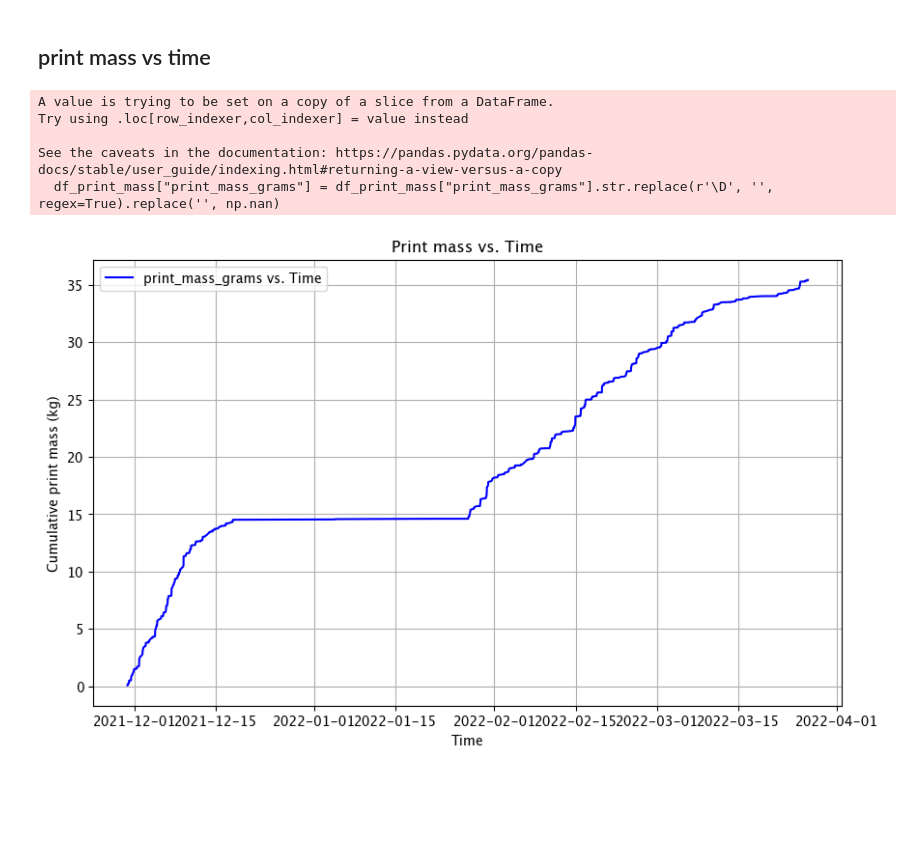
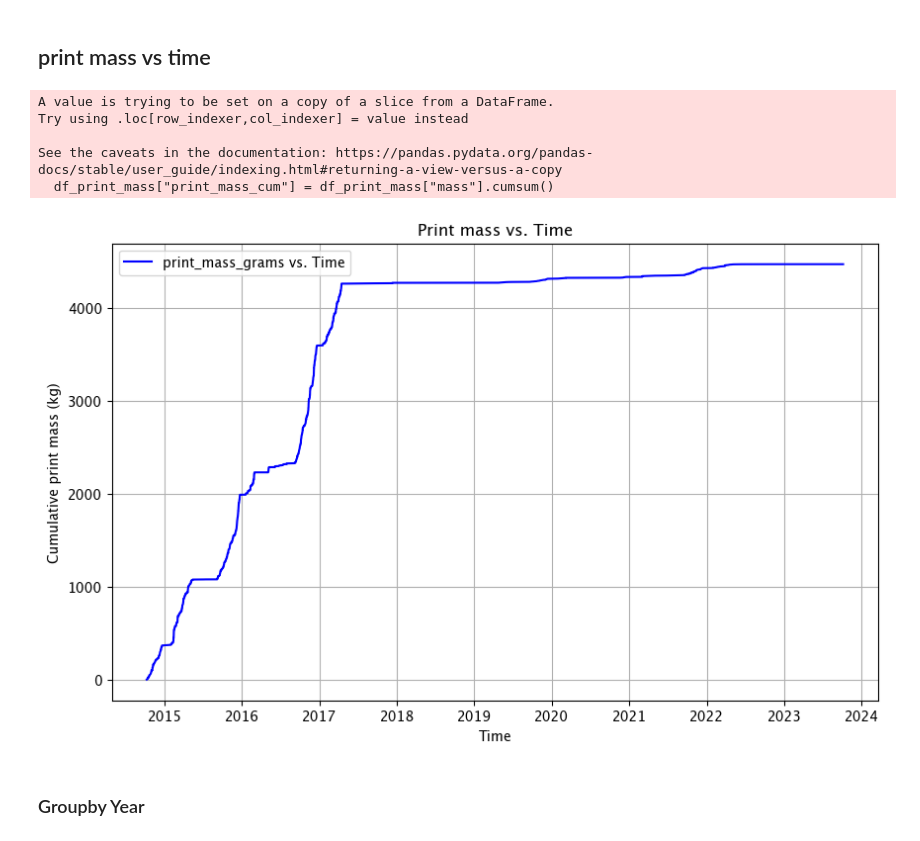
Before and after one commit to JohnnyMaBoi/olin-3d-printing, a Jupyter notebook: process_data.ipynb, the cells around one changed output. Drawn from its saved outputs; the diff is of its cells as text; code cells hidden in the pictures; blank space fills up the shorter version.

```diff
--- a/process_data.ipynb
+++ b/process_data.ipynb
@@ -17,15 +17,3 @@ import matplotlib.pyplot as plt
 import numpy as np
 # %% [markdown]
 ## Load data file into pandas dataframe
-# %%
-# path to 3d-printing data CSV file
-csv_file = 'data/3d_curr.csv'
-
-# Use pandas to read the CSV file into a DataFrame
-df = pd.read_csv(csv_file)
-
-# convert timestamp column from str to pd.Timestamp
-df['timestamp'] = pd.to_datetime(df['timestamp'])
-
-# Now we can work with the 'df' DataFrame to analyze or manipulate the data as needed
-print(df.head())  # Print the first few rows of the DataFrame
@@ -47,31 +157,28 @@ print(df.head())  # Print the first few rows of the DataFrame
 ## print mass vs time
 # %%
 # create new dataframe with copies of timestamp and print_mass_grams columns
-df_print_mass = df[["timestamp", "print_mass_grams"]]
-
-# clean all non-numeric characters from print_mass col and replace empty strings with nan
-df_print_mass["print_mass_grams"] = df_print_mass["print_mass_grams"].str.replace(r'\D', '', regex=True).replace('', np.nan)
-df_print_mass = df_print_mass[df_print_mass["print_mass_grams"].notnull()] # remove any colums with nan print mass
-df_print_mass["print_mass_grams"] = df_print_mass["print_mass_grams"].astype(float)
+df_print_mass = df[["timestamp", "mass"]]
 
 # add column for cumulative sum of print masses
-df_print_mass["print_mass_cum"] = df_print_mass["print_mass_grams"].cumsum()
+df_print_mass["print_mass_cum"] = df_print_mass["mass"].cumsum()
 
 # Create a line plot using Matplotlib
 plt.figure(figsize=(10, 6))  # Optional: Set the figure size
 plt.plot(df_print_mass['timestamp'], df_print_mass["print_mass_cum"].div(1000), linestyle='-', color='b', label='print_mass_grams vs. Time')
 plt.title("Print mass vs. Time")
 plt.xlabel('Time')
 plt.ylabel("Cumulative print mass (kg)")
 plt.legend()
 plt.grid(True)
 
 # Display the plot
 plt.show()
 # %% [output]
 A value is trying to be set on a copy of a slice from a DataFrame.
 Try using .loc[row_indexer,col_indexer] = value instead
 
 See the caveats in the documentation: https://pandas.pydata.org/pandas-docs/stable/user_guide/indexing.html#returning-a-view-versus-a-copy
-  df_print_mass["print_mass_grams"] = df_print_mass["print_mass_grams"].str.replace(r'\D', '', regex=True).replace('', np.nan)
+  df_print_mass["print_mass_cum"] = df_print_mass["mass"].cumsum()
-[figure, old version]
+[figure, new version]
+# %% [markdown]
+### Groupby Year
```
Also changed, not shown: parts of 15 cells of this notebook, 7 other files.
